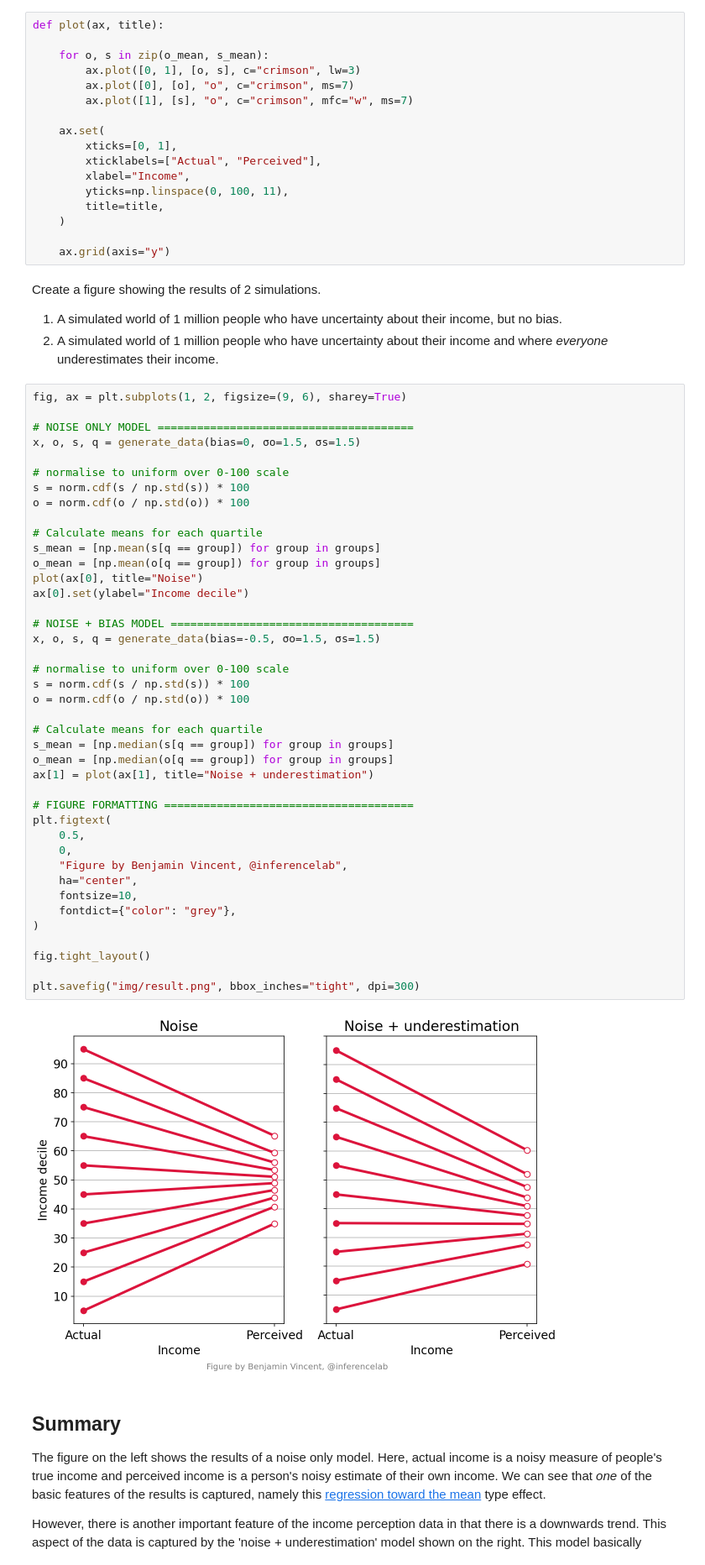
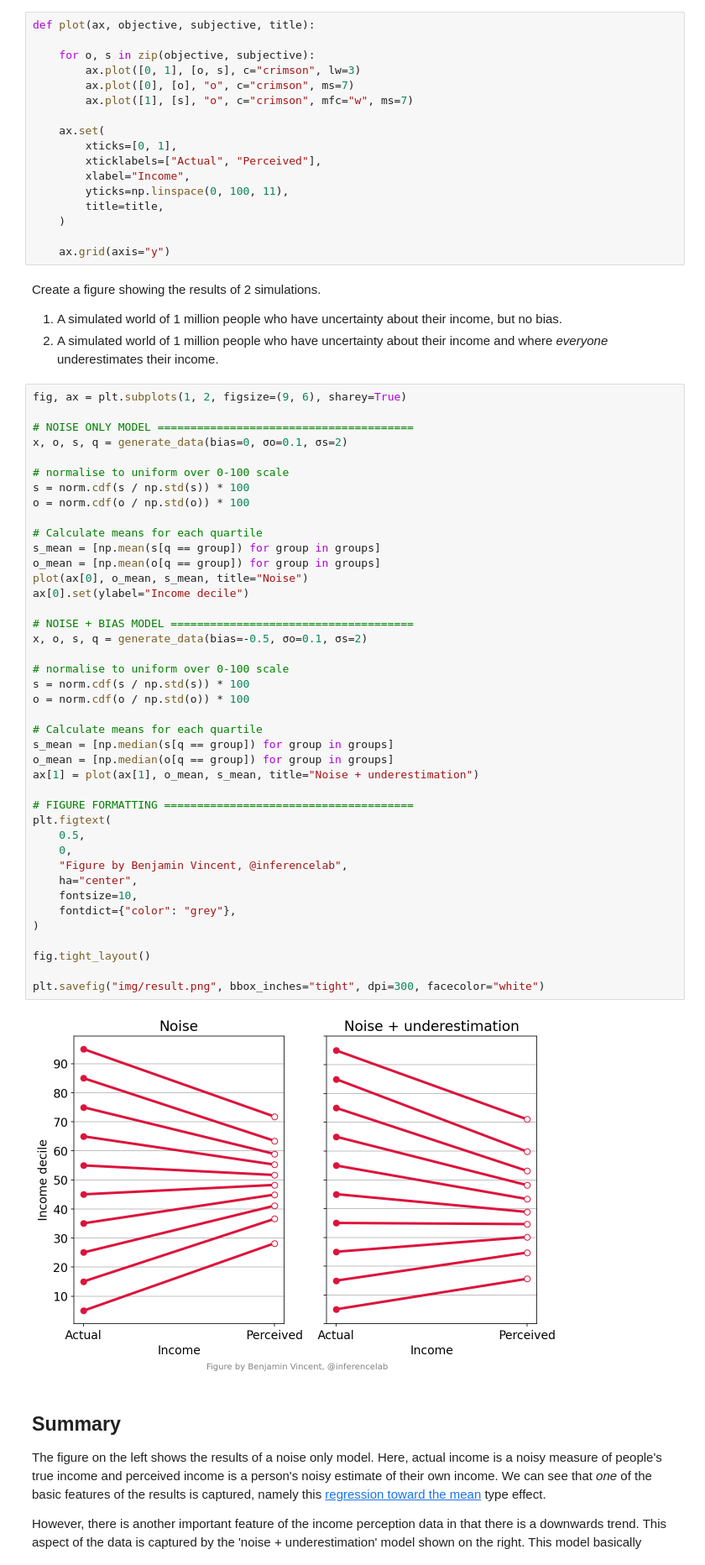
Before and after one commit to drbenvincent/middle-class, a Jupyter notebook: middle_class.ipynb, the cells around one changed output. Shown at 84% size. Drawn from its saved outputs; the diff is of its cells as text.

```diff
--- a/middle_class.ipynb
+++ b/middle_class.ipynb
@@ -52,9 +50,9 @@ def generate_data(N=1_000_000, bias=0, σo=1, σs=1):
 # %% [markdown]
 Make a plot function to replicate that shown in the Guardian article.
 # %%
-def plot(ax, title):
+def plot(ax, objective, subjective, title):
 
-    for o, s in zip(o_mean, s_mean):
+    for o, s in zip(objective, subjective):
         ax.plot([0, 1], [o, s], c="crimson", lw=3)
         ax.plot([0], [o], "o", c="crimson", ms=7)
         ax.plot([1], [s], "o", c="crimson", mfc="w", ms=7)
@@ -77,45 +75,45 @@ Create a figure showing the results of 2 simulations.
 fig, ax = plt.subplots(1, 2, figsize=(9, 6), sharey=True)
 
 # NOISE ONLY MODEL =======================================
-x, o, s, q = generate_data(bias=0, σo=1.5, σs=1.5)
+x, o, s, q = generate_data(bias=0, σo=0.1, σs=2)
 
 # normalise to uniform over 0-100 scale
 s = norm.cdf(s / np.std(s)) * 100
 o = norm.cdf(o / np.std(o)) * 100
 
 # Calculate means for each quartile
 s_mean = [np.mean(s[q == group]) for group in groups]
 o_mean = [np.mean(o[q == group]) for group in groups]
-plot(ax[0], title="Noise")
+plot(ax[0], o_mean, s_mean, title="Noise")
 ax[0].set(ylabel="Income decile")
 
 # NOISE + BIAS MODEL =====================================
-x, o, s, q = generate_data(bias=-0.5, σo=1.5, σs=1.5)
+x, o, s, q = generate_data(bias=-0.5, σo=0.1, σs=2)
 
 # normalise to uniform over 0-100 scale
 s = norm.cdf(s / np.std(s)) * 100
 o = norm.cdf(o / np.std(o)) * 100
 
 # Calculate means for each quartile
 s_mean = [np.median(s[q == group]) for group in groups]
 o_mean = [np.median(o[q == group]) for group in groups]
-ax[1] = plot(ax[1], title="Noise + underestimation")
+ax[1] = plot(ax[1], o_mean, s_mean, title="Noise + underestimation")
 
 # FIGURE FORMATTING ======================================
 plt.figtext(
     0.5,
     0,
     "Figure by Benjamin Vincent, @inferencelab",
     ha="center",
     fontsize=10,
     fontdict={"color": "grey"},
 )
 
 fig.tight_layout()
 
-plt.savefig("img/result.png", bbox_inches="tight", dpi=300)
+plt.savefig("img/result.png", bbox_inches="tight", dpi=300, facecolor="white")
 # %% [output]
-[figure, old version]
+[figure, new version]
 # %% [markdown]
 ## Summary
 The figure on the left shows the results of a noise only model. Here, actual income is a noisy measure of people's true income and perceived income is a person's noisy estimate of their own income. We can see that _one_ of the basic features of the results is captured, namely this [regression toward the mean](https://en.wikipedia.org/wiki/Regression_toward_the_mean) type effect.
```
Also changed, not shown: parts of 2 cells of this notebook.
